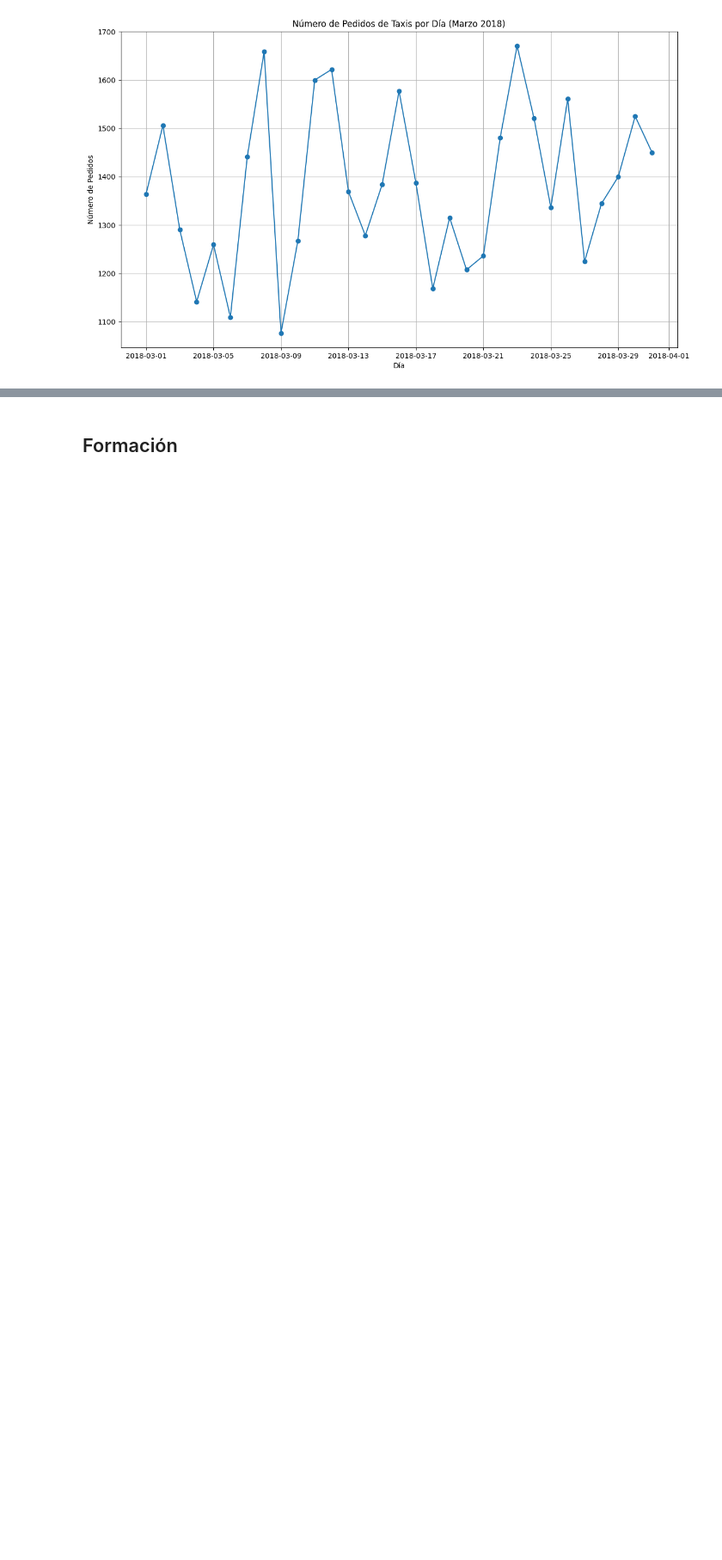
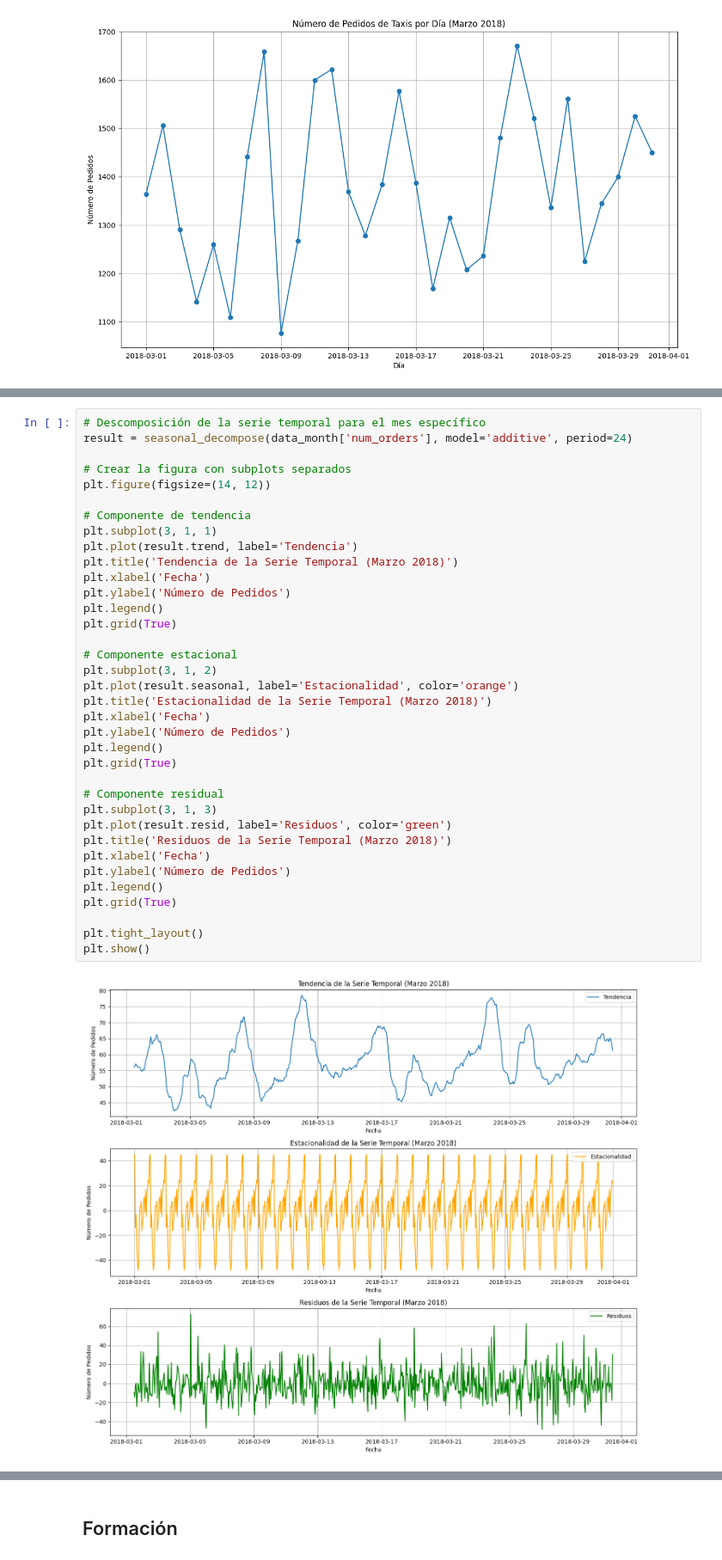
Before and after one commit to ErayFaSol/Sprint-13-Series-temporales, a Jupyter notebook: proyecto13.ipynb, the cells around one changed output, grey strips where cells are left out. Shown at 86% size. Drawn from its saved outputs; the diff is of its cells as text; blank space fills up the shorter version.

```diff
--- a/proyecto13.ipynb
+++ b/proyecto13.ipynb
@@ -176,0 +246,38 @@ plt.show()
+# %%
+# Descomposición de la serie temporal para el mes específico
+result = seasonal_decompose(data_month['num_orders'], model='additive', period=24)
+
+# Crear la figura con subplots separados
+plt.figure(figsize=(14, 12))
+
+# Componente de tendencia
+plt.subplot(3, 1, 1)
+plt.plot(result.trend, label='Tendencia')
+plt.title('Tendencia de la Serie Temporal (Marzo 2018)')
+plt.xlabel('Fecha')
+plt.ylabel('Número de Pedidos')
+plt.legend()
+plt.grid(True)
+
+# Componente estacional
+plt.subplot(3, 1, 2)
+plt.plot(result.seasonal, label='Estacionalidad', color='orange')
+plt.title('Estacionalidad de la Serie Temporal (Marzo 2018)')
+plt.xlabel('Fecha')
+plt.ylabel('Número de Pedidos')
+plt.legend()
+plt.grid(True)
+
+# Componente residual
+plt.subplot(3, 1, 3)
+plt.plot(result.resid, label='Residuos', color='green')
+plt.title('Residuos de la Serie Temporal (Marzo 2018)')
+plt.xlabel('Fecha')
+plt.ylabel('Número de Pedidos')
+plt.legend()
+plt.grid(True)
+
+plt.tight_layout()
+plt.show()
+# %% [output]
+[figure, added]
```
Also changed, not shown: parts of 21 cells of this notebook.
